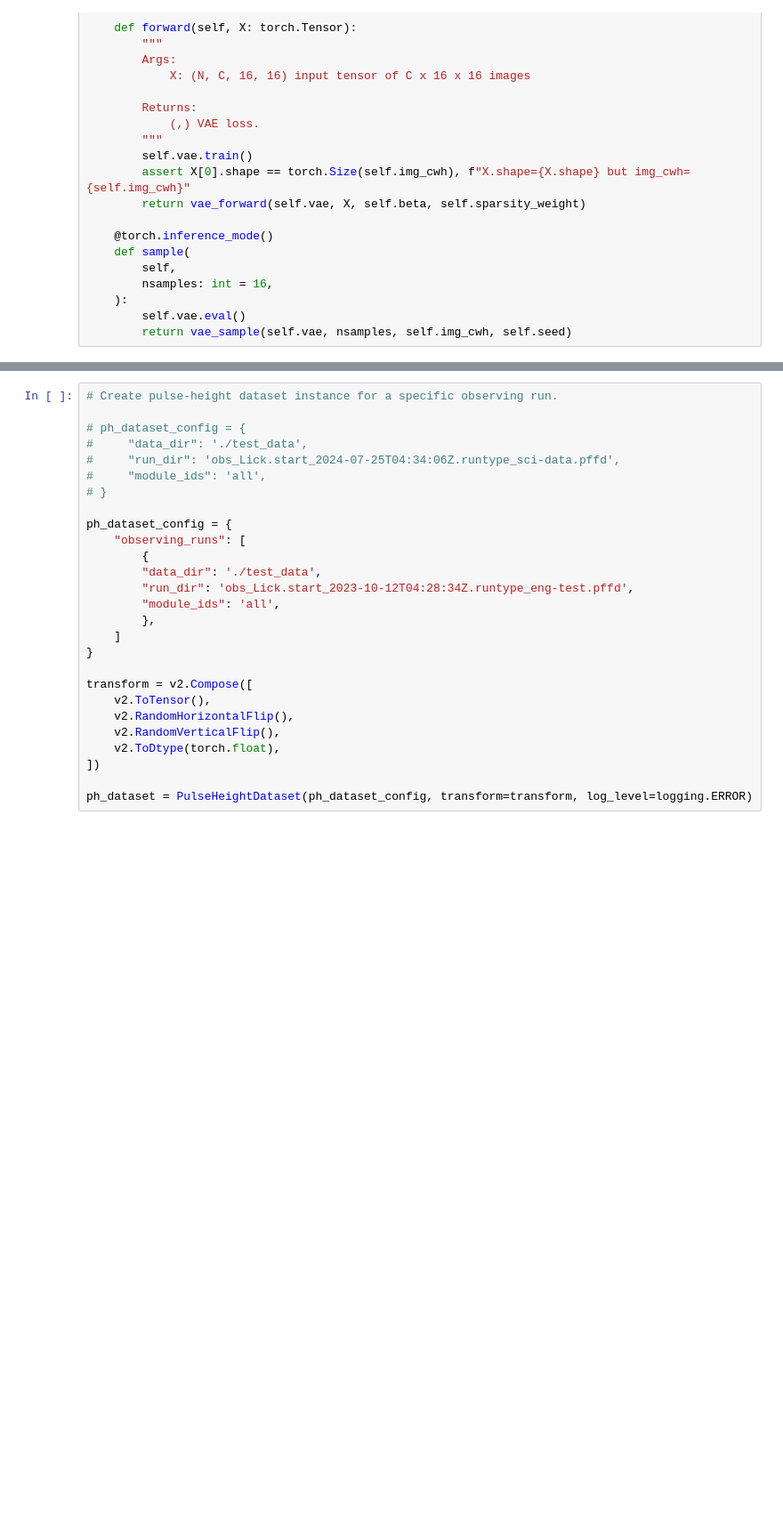
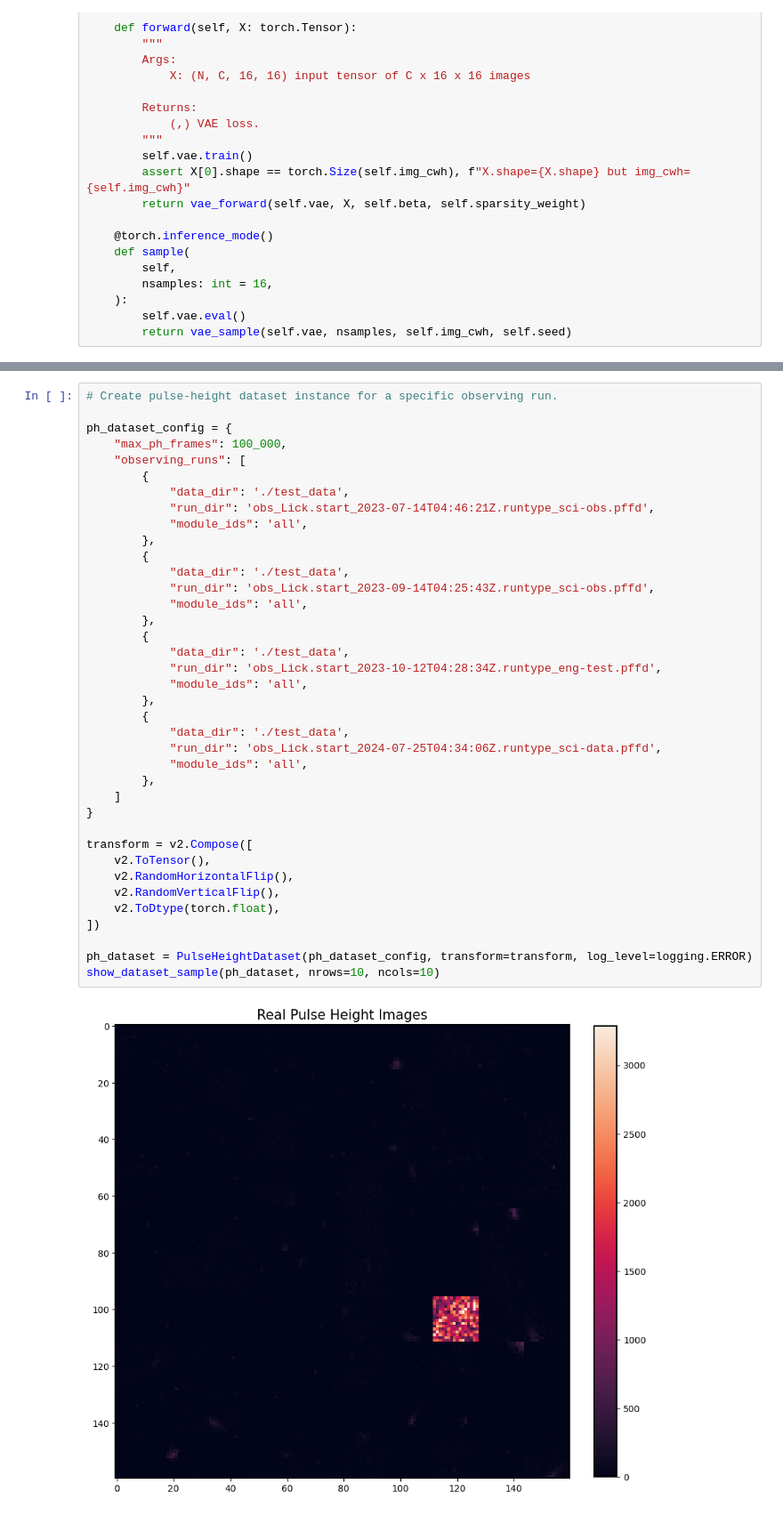
Before and after one commit to panoseti/panoseti, a Jupyter notebook: anomaly-detection/ph_vae_model.ipynb, the cells around one changed output, grey strips where cells are left out. Shown at 89% size. Drawn from its saved outputs; the diff is of its cells as text; blank space fills up the shorter version.

```diff
--- a/anomaly-detection/ph_vae_model.ipynb
+++ b/anomaly-detection/ph_vae_model.ipynb
@@ -479,30 +488,43 @@ def train_vae(
 # %%
 # Create pulse-height dataset instance for a specific observing run.
 
-# ph_dataset_config = {
-#     "data_dir": './test_data',
-#     "run_dir": 'obs_Lick.start_2024-07-25T04:34:06Z.runtype_sci-data.pffd',
-#     "module_ids": 'all',
-# }
-
 ph_dataset_config = {
+    "max_ph_frames": 100_000,
     "observing_runs": [
         {
-        "data_dir": './test_data',
-        "run_dir": 'obs_Lick.start_2023-10-12T04:28:34Z.runtype_eng-test.pffd',
-        "module_ids": 'all',
+            "data_dir": './test_data',
+            "run_dir": 'obs_Lick.start_2023-07-14T04:46:21Z.runtype_sci-obs.pffd',
+            "module_ids": 'all',
+        },
+        {
+            "data_dir": './test_data',
+            "run_dir": 'obs_Lick.start_2023-09-14T04:25:43Z.runtype_sci-obs.pffd',
+            "module_ids": 'all',
+        },
+        {
+            "data_dir": './test_data',
+            "run_dir": 'obs_Lick.start_2023-10-12T04:28:34Z.runtype_eng-test.pffd',
+            "module_ids": 'all',
+        },
+        {
+            "data_dir": './test_data',
+            "run_dir": 'obs_Lick.start_2024-07-25T04:34:06Z.runtype_sci-data.pffd',
+            "module_ids": 'all',
         },
     ]
 }
 
 transform = v2.Compose([
     v2.ToTensor(),
     v2.RandomHorizontalFlip(),
     v2.RandomVerticalFlip(),
     v2.ToDtype(torch.float),
 ])
 
 ph_dataset = PulseHeightDataset(ph_dataset_config, transform=transform, log_level=logging.ERROR)
+show_dataset_sample(ph_dataset, nrows=10, ncols=10)
+# %% [output]
+[figure, added]
 # %%
 train_config = {
     'model': BetaVAE,
```
Also changed, not shown: parts of 5 cells of this notebook, 2 other files.
